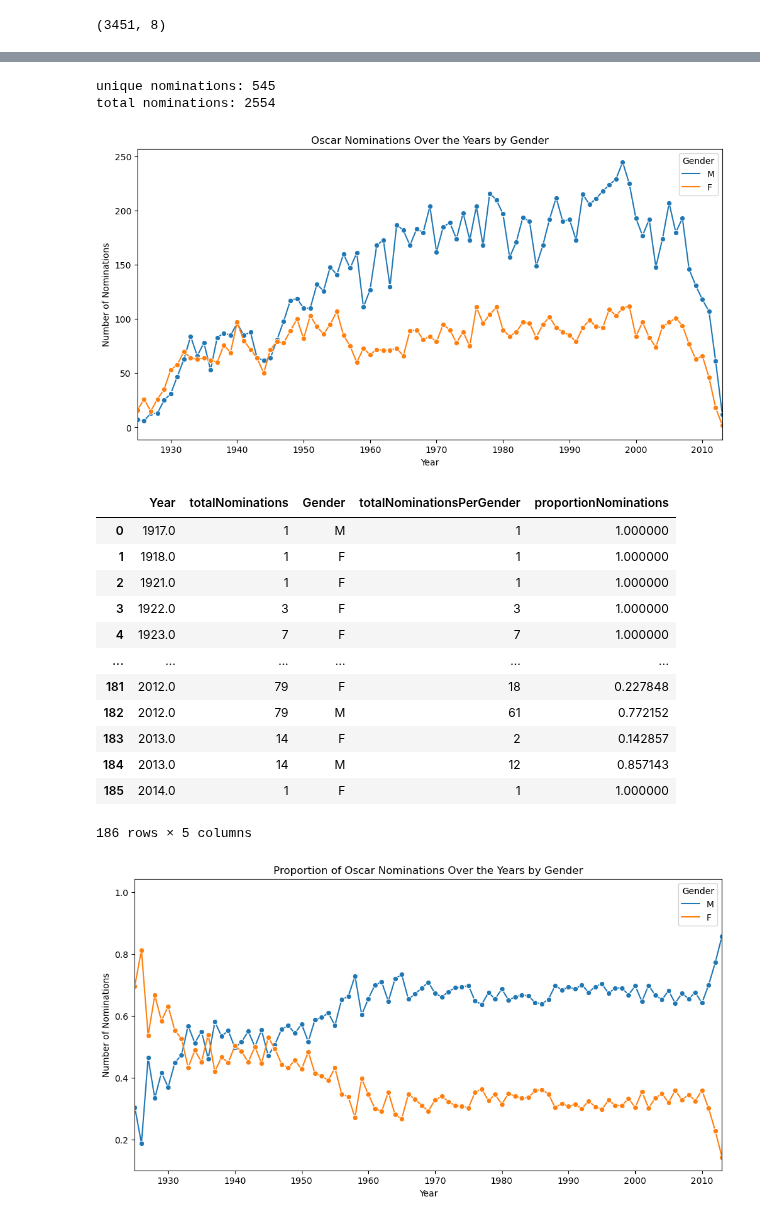
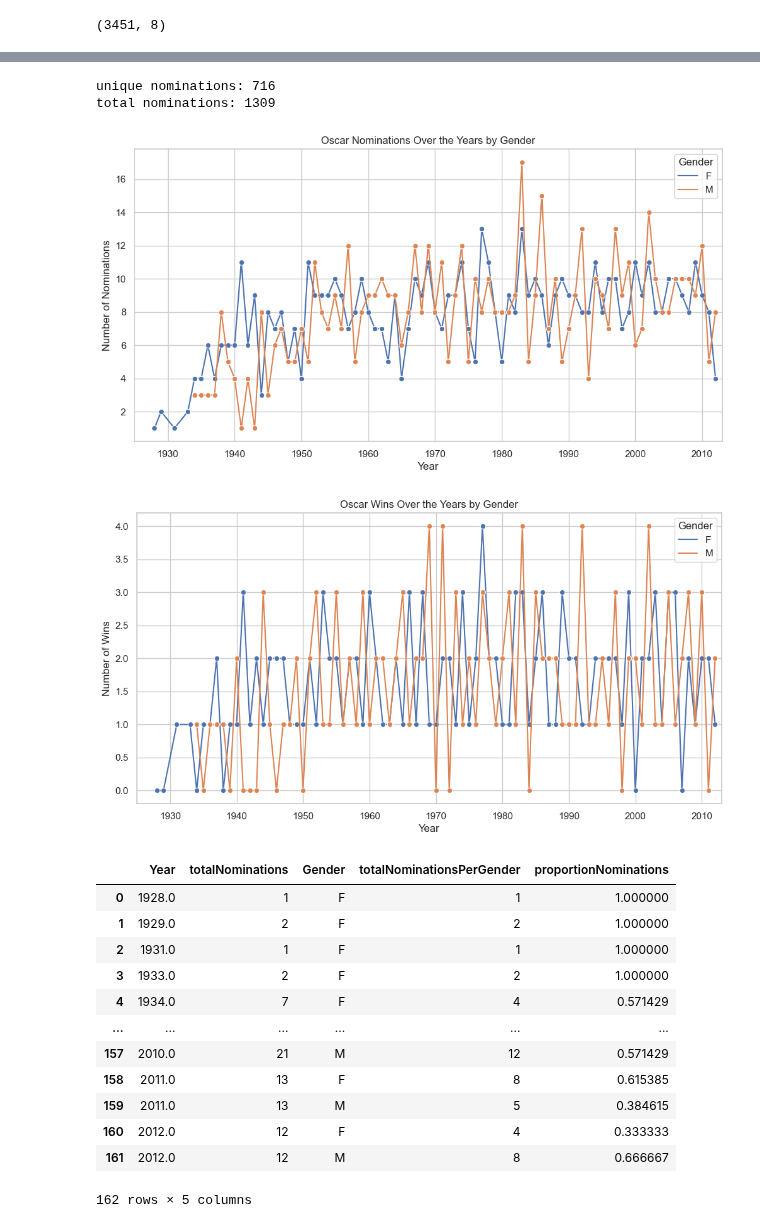
Before and after one commit to epfl-ada/ada-2023-project-lovelace, a Jupyter notebook: Code/oscars_michayel.ipynb, the cells around one changed output, grey strips where cells are left out. Cells and saved outputs as stored; diff of their text form; code cells hidden in the pictures.

```diff
--- a/Code/oscars_michayel.ipynb
+++ b/Code/oscars_michayel.ipynb
@@ -104,0 +236,22 @@ out of 135422 actors, there are 807 unique oscar nominees
+# %%
+# Set the aesthetic style of the plots
+sns.set(style="whitegrid")
+
+# Create the histogram plot
+plt.figure(figsize=(12, 6))
+ax = sns.histplot(data=actors, x='nominations_before_first_win', hue='actorGender', bins=30, kde=True, element='step',
+                  multiple='dodge', palette='bright', legend=True)
+
+mean_values = actors.groupby('actorGender')['nominations_before_first_win'].mean()
+plt.axvline(x=mean_values['M'], linestyle='--', color='blue', label='mean')
+plt.text(mean_values['M'], plt.ylim()[1], f' Mean (M): {mean_values["M"]:.2f}', color='grey', ha='left', va='top')
+plt.axvline(x=mean_values['F'], linestyle='--', color='orange', label='mean')
+plt.text(mean_values['F'], plt.ylim()[1], f'\n Mean (F): {mean_values["F"]:.2f}', color='grey', ha='left', va='top')
+
+# Adding plot title and labels
+plt.title('Distribution of Nominations Before First Oscar Win by Gender')
+plt.xlabel('Number of Nominations Before First Oscar')
+plt.ylabel('Actor Count')
+
+# Show the plot
+plt.show()
@@ -468,12 +628,12 @@ Covariance Type:            nonrobust   LLR p-value:                     0.000
 Notes:
 [1] Standard Errors assume that the covariance matrix of the errors is correctly specified.
 # %%
-actors_nominations = actors_full_career.dropna(subset=('nominations', 'winner', 'ageAtMovieRelease', 'actorGender'))
+actors_nominations = actors.dropna(subset=('nominations', 'winner', 'ageAtMovieRelease', 'actorGender'))  #_full_career
 print(f"unique nominations: {actors_nominations.shape[0]}"
       f"\ntotal nominations: {sum(actors_nominations['nominations']):.0f}")
 # %% [output]
-unique nominations: 545
-total nominations: 2554
+unique nominations: 716
+total nominations: 1309
 # %%
 # Function to calculate the year of movie release
 def calculate_year_of_release(birth_year, age_at_release):
@@ -485,54 +645,66 @@ rows = []
 for i, row in actors_nominations.iterrows():
     for movie_id, age in row['ageAtMovieRelease'].items():
         year_of_release = calculate_year_of_release(row['yearOfBirth'], age)
-        won_oscar = row['winner'].get(movie_id, False)
+        won_oscar = row['winner'].get(movie_id, np.nan)
         rows.append({'Year': year_of_release, 'WonOscar': won_oscar, 'Gender': row['actorGender']})
 
-expanded_df = pd.DataFrame(rows)
+expanded_df = pd.DataFrame(rows).dropna(subset='WonOscar')
 
 # Count the number of nominations per year by gender
 nomination_counts = expanded_df.groupby(['Year', 'Gender']).size().reset_index(name='Nominations')
 
 # Create the plot
 plt.figure(figsize=(12, 6))
 sns.lineplot(data=nomination_counts, x='Year', y='Nominations', hue='Gender', marker='o')
 
 plt.title('Oscar Nominations Over the Years by Gender')
 plt.xlabel('Year')
 plt.ylabel('Number of Nominations')
+plt.xlim(1925, 2013)
+plt.show()
+
+# Count the number of nominations per year by gender
+win_counts = expanded_df.groupby(['Year', 'Gender'])['WonOscar'].sum().reset_index(name='Wins')*1
+# Create the plot
+plt.figure(figsize=(12, 6))
+sns.lineplot(data=win_counts, x='Year', y='Wins', hue='Gender', marker='o')
+
+plt.title('Oscar Wins Over the Years by Gender')
+plt.xlabel('Year')
+plt.ylabel('Number of Wins')
 plt.xlim(1925, 2013)
 plt.show()
 
 nominations_per_year_gender = expanded_df.groupby(['Year', 'Gender']).size().reset_index(
     name='totalNominationsPerGender')
 nominations_per_year = expanded_df.groupby('Year').size().reset_index(name='totalNominations')
 
 merged_df = pd.merge(nominations_per_year, nominations_per_year_gender, on='Year')
 merged_df['proportionNominations'] = merged_df['totalNominationsPerGender'] / merged_df['totalNominations']
 display(merged_df)
 
 # Create the plot
 plt.figure(figsize=(12, 6))
 sns.lineplot(data=merged_df, x='Year', y='proportionNominations', hue='Gender', marker='o')
 
 plt.title('Proportion of Oscar Nominations Over the Years by Gender')
 plt.xlabel('Year')
 plt.ylabel('Number of Nominations')
 plt.xlim(1925, 2013)
 plt.show()
 # %% [output]
-[figure, old version]
+[figure, new version]
+[figure, new version]
 |  | Year | totalNominations | Gender | totalNominationsPerGender | proportionNominations |
-| 0 | 1917.0 | 1 | M | 1 | 1.000000 |
-| 1 | 1918.0 | 1 | F | 1 | 1.000000 |
-| 2 | 1921.0 | 1 | F | 1 | 1.000000 |
-| 3 | 1922.0 | 3 | F | 3 | 1.000000 |
-| 4 | 1923.0 | 7 | F | 7 | 1.000000 |
+| 0 | 1928.0 | 1 | F | 1 | 1.000000 |
+| 1 | 1929.0 | 2 | F | 2 | 1.000000 |
+| 2 | 1931.0 | 1 | F | 1 | 1.000000 |
+| 3 | 1933.0 | 2 | F | 2 | 1.000000 |
+| 4 | 1934.0 | 7 | F | 4 | 0.571429 |
 | ... | ... | ... | ... | ... | ... |
-| 181 | 2012.0 | 79 | F | 18 | 0.227848 |
-| 182 | 2012.0 | 79 | M | 61 | 0.772152 |
-| 183 | 2013.0 | 14 | F | 2 | 0.142857 |
-| 184 | 2013.0 | 14 | M | 12 | 0.857143 |
-| 185 | 2014.0 | 1 | F | 1 | 1.000000 |
+| 157 | 2010.0 | 21 | M | 12 | 0.571429 |
+| 158 | 2011.0 | 13 | F | 8 | 0.615385 |
+| 159 | 2011.0 | 13 | M | 5 | 0.384615 |
+| 160 | 2012.0 | 12 | F | 4 | 0.333333 |
+| 161 | 2012.0 | 12 | M | 8 | 0.666667 |
-186 rows × 5 columns
+162 rows × 5 columns
-[figure, old version]
```
Also changed, not shown: parts of 25 cells of this notebook.
